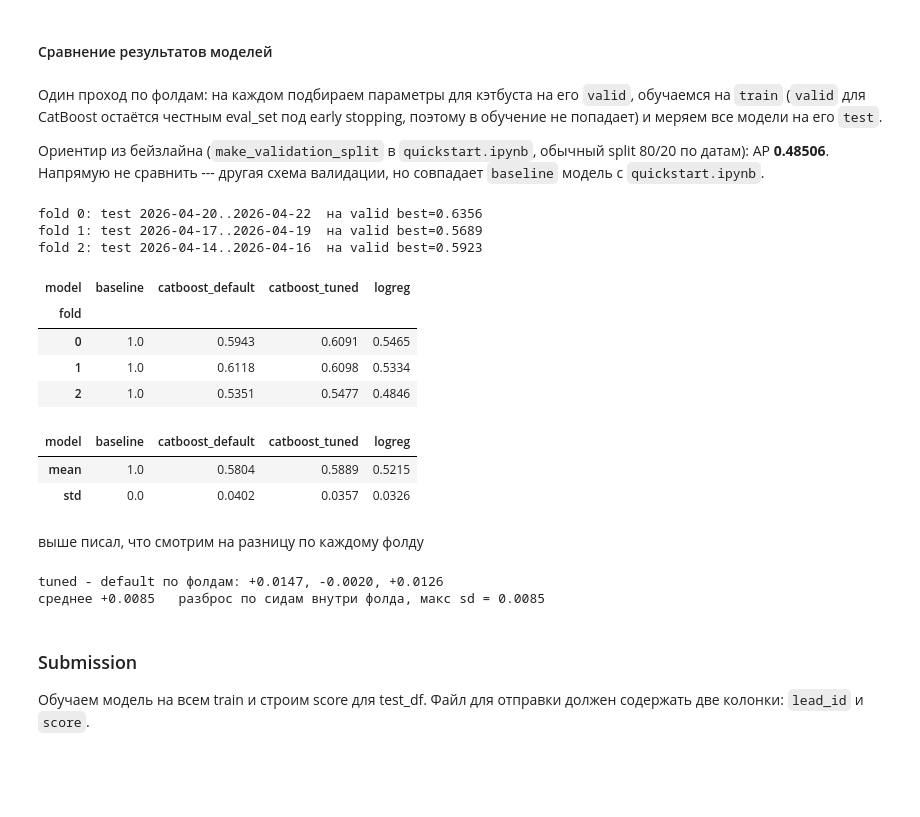
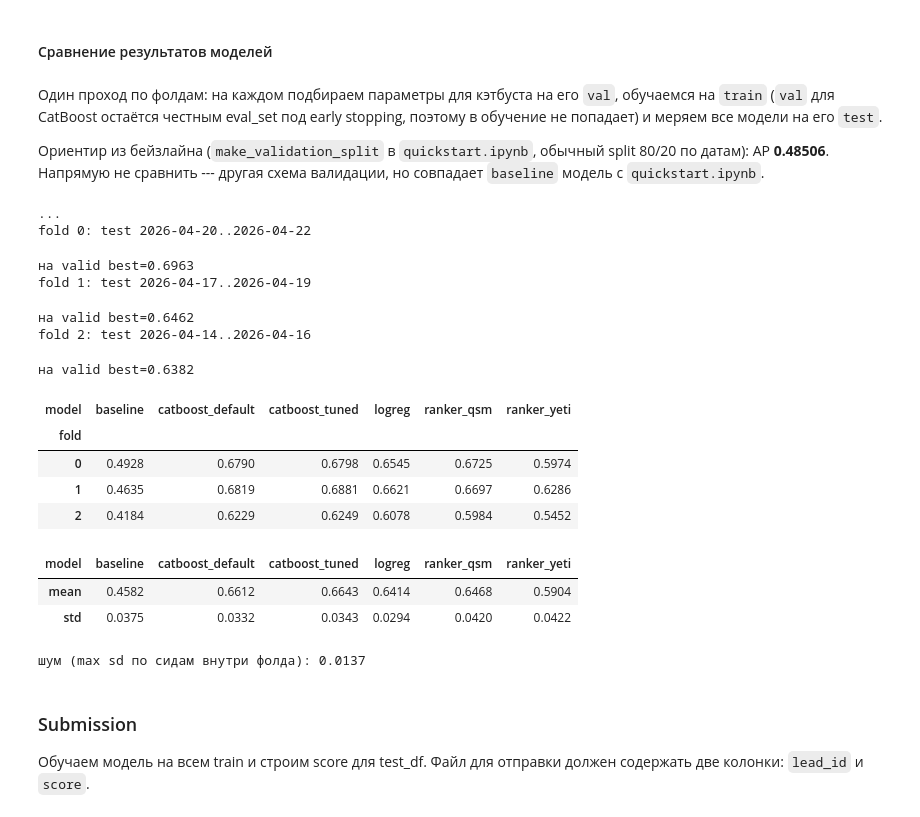
Before and after one commit to val3rkq/avito_ds_bootcamp_test, a Jupyter notebook: main.ipynb, the cells around one changed output. Cells and saved outputs as stored; diff of their text form; code cells hidden in the pictures; blank space fills up the shorter version.

```diff
--- a/main.ipynb
+++ b/main.ipynb
@@ -217,11 +272,9 @@ optuna.logging.set_verbosity(optuna.logging.WARNING)
 
 def suggest_params(trial) -> dict:
     return {
-        # "iterations": trial.suggest_int("iterations", 200, 800, step=100),
         "learning_rate": trial.suggest_float("learning_rate", 0.02, 0.3, log=True),
         "depth": trial.suggest_int("depth", 4, 8),
         "l2_leaf_reg": trial.suggest_float("l2_leaf_reg", 1.0, 20.0, log=True),
-        # "random_strength": trial.suggest_float("random_strength", 0.5, 5.0),
     }
 
 def tune(train_part, valid_part, n_trials=N_TRIALS, seeds=TUNE_SEEDS):
@@ -235,25 +288,29 @@ def tune(train_part, valid_part, n_trials=N_TRIALS, seeds=TUNE_SEEDS):
     def objective(trial):
         params = suggest_params(trial)
         build = lambda seed: build_catboost(seed, **params)
-        return float(np.mean(fit_score(build_model=build, train_df=train_part, test_df=valid_part, val_df=valid_part, seeds=seeds)))
+        scores, _ = fit_score(build_model=build, train_df=train_part, test_df=valid_part,
+                              val_df=valid_part, seeds=seeds)
+        return float(np.mean(scores))
 
     study = optuna.create_study(
         direction="maximize",
         sampler=optuna.samplers.TPESampler(seed=RANDOM_STATE),
     )
-    study.optimize(objective, n_trials=n_trials)
+    study.optimize(objective, n_trials=n_trials,  show_progress_bar=True)
     return study
 # %% [markdown]
 #### Сравнение результатов моделей
 # %% [markdown]
-Один проход по фолдам: на каждом подбираем параметры для кэтбуста на его `valid`, обучаемся на `train` (`valid` для CatBoost остаётся честным eval_set под early stopping, поэтому в обучение не попадает) и меряем все модели на его `test`.
+Один проход по фолдам: на каждом подбираем параметры для кэтбуста на его `val`, обучаемся на `train` (`val` для CatBoost остаётся честным eval_set под early stopping, поэтому в обучение не попадает) и меряем все модели на его `test`.
 
 Ориентир из бейзлайна (`make_validation_split` в `quickstart.ipynb`, обычный split 80/20 по датам): AP **0.48506**. Напрямую не сравнить --- другая схема валидации, но совпадает `baseline` модель с `quickstart.ipynb`.
 # %%
-def walk_forward(df, n_trials=N_TRIALS) -> tuple[pd.DataFrame, pd.DataFrame]:
-    rows, chosen = [], {}
+def walk_forward(df, n_trials=N_TRIALS) -> tuple[pd.DataFrame, pd.DataFrame, pd.DataFrame]:
+    rows, tree_rows, chosen = [], [], {}
 
     for k, (tr, val, te) in enumerate(folds(df)):
+        print(f"fold {k}: test {show(te)[0]}..{show(te)[-1]} ", end=" ")
+
         study = tune(tr, val, n_trials=n_trials)
         chosen[f"fold {k}"] = study.best_params
 
@@ -264,46 +321,51 @@ def walk_forward(df, n_trials=N_TRIALS) -> tuple[pd.DataFrame, pd.DataFrame]:
             "logreg": build_logreg,
             "catboost_default": build_catboost,
             "catboost_tuned": lambda seed: build_catboost(seed, **study.best_params),
+            "ranker_qsm": build_ranker,
+            "ranker_yeti": lambda seed: build_ranker(seed, loss_function="YetiRank", eval_metric="NDCG"),
         }
         for name, build in builders.items():
-            # передаем валидац. выборку только в Catboost
-            val_kwarg = val if name.startswith("catboost") else None
-            for score in fit_score(build_model=build, train_df=tr, test_df=te, val_df=val_kwarg):
+            # eval_set (early stopping) нужен бустингам, логрегам - нет
+            val_kwarg = None if name in ("baseline", "logreg") else val
+            scores, trees = fit_score(build_model=build, train_df=tr, test_df=te, val_df=val_kwarg)
+
+            for score in scores:
                 rows.append({"fold": k, "model": name, "daily_ap": score})
+            for n in trees:
+                tree_rows.append({"fold": k, "model": name, "trees": n, "n_train": len(tr)})
 
-        print(f"fold {k}: test {show(te)[0]}..{show(te)[-1]}  "
-              f"на valid best={study.best_value:.4f}")
+        print(f"на valid best={study.best_value:.4f}")
 
-    return pd.DataFrame(rows), pd.DataFrame(chosen).T
+    return pd.DataFrame(rows), pd.DataFrame(tree_rows), pd.DataFrame(chosen).T
 # %%
-results, best_params = walk_forward(train)
+print(f"...", flush=True)
+results, trees_df, best_params = walk_forward(train)
 
 per_fold = results.groupby(["fold", "model"])["daily_ap"].mean().unstack()
 display(per_fold.round(4))
 display(per_fold.agg(["mean", "std"]).round(4))
+
+# шум: разброс по сидам внутри фолда - ориентир,
+# какую разницу моделей можно считать значимой
+print(f"шум (max sd по сидам внутри фолда): "
+      f"{results.groupby(['fold','model'])['daily_ap'].std().max():.4f}")
 # %% [output]
-fold 0: test 2026-04-20..2026-04-22  на valid best=0.6356
-fold 1: test 2026-04-17..2026-04-19  на valid best=0.5689
-fold 2: test 2026-04-14..2026-04-16  на valid best=0.5923
+...
+fold 0: test 2026-04-20..2026-04-22
+на valid best=0.6963
+fold 1: test 2026-04-17..2026-04-19
+на valid best=0.6462
+fold 2: test 2026-04-14..2026-04-16
+на valid best=0.6382
-| model | baseline | catboost_default | catboost_tuned | logreg |
-| fold |  |  |  |  |
-| 0 | 1.0 | 0.5943 | 0.6091 | 0.5465 |
-| 1 | 1.0 | 0.6118 | 0.6098 | 0.5334 |
-| 2 | 1.0 | 0.5351 | 0.5477 | 0.4846 |
+| model | baseline | catboost_default | catboost_tuned | logreg | ranker_qsm | ranker_yeti |
+| fold |  |  |  |  |  |  |
+| 0 | 0.4928 | 0.6790 | 0.6798 | 0.6545 | 0.6725 | 0.5974 |
+| 1 | 0.4635 | 0.6819 | 0.6881 | 0.6621 | 0.6697 | 0.6286 |
+| 2 | 0.4184 | 0.6229 | 0.6249 | 0.6078 | 0.5984 | 0.5452 |
-| model | baseline | catboost_default | catboost_tuned | logreg |
-| mean | 1.0 | 0.5804 | 0.5889 | 0.5215 |
-| std | 0.0 | 0.0402 | 0.0357 | 0.0326 |
+| model | baseline | catboost_default | catboost_tuned | logreg | ranker_qsm | ranker_yeti |
+| mean | 0.4582 | 0.6612 | 0.6643 | 0.6414 | 0.6468 | 0.5904 |
+| std | 0.0375 | 0.0332 | 0.0343 | 0.0294 | 0.0420 | 0.0422 |
+шум (max sd по сидам внутри фолда): 0.0137
-# %% [markdown]
-выше писал, что смотрим на разницу по каждому фолду
-# %%
-delta = per_fold["catboost_tuned"] - per_fold["catboost_default"]
-noise = results.groupby(["fold", "model"])["daily_ap"].std().max()
-
-print(f"tuned - default по фолдам: {', '.join(f'{d:+.4f}' for d in delta)}")
-print(f"среднее {delta.mean():+.4f}   разброс по сидам внутри фолда, макс sd = {noise:.4f}")
-# %% [output]
-tuned - default по фолдам: +0.0147, -0.0020, +0.0126
-среднее +0.0085   разброс по сидам внутри фолда, макс sd = 0.0085
 # %% [markdown]
 ### Submission
 
```
Also changed, not shown: parts of 19 cells of this notebook.
